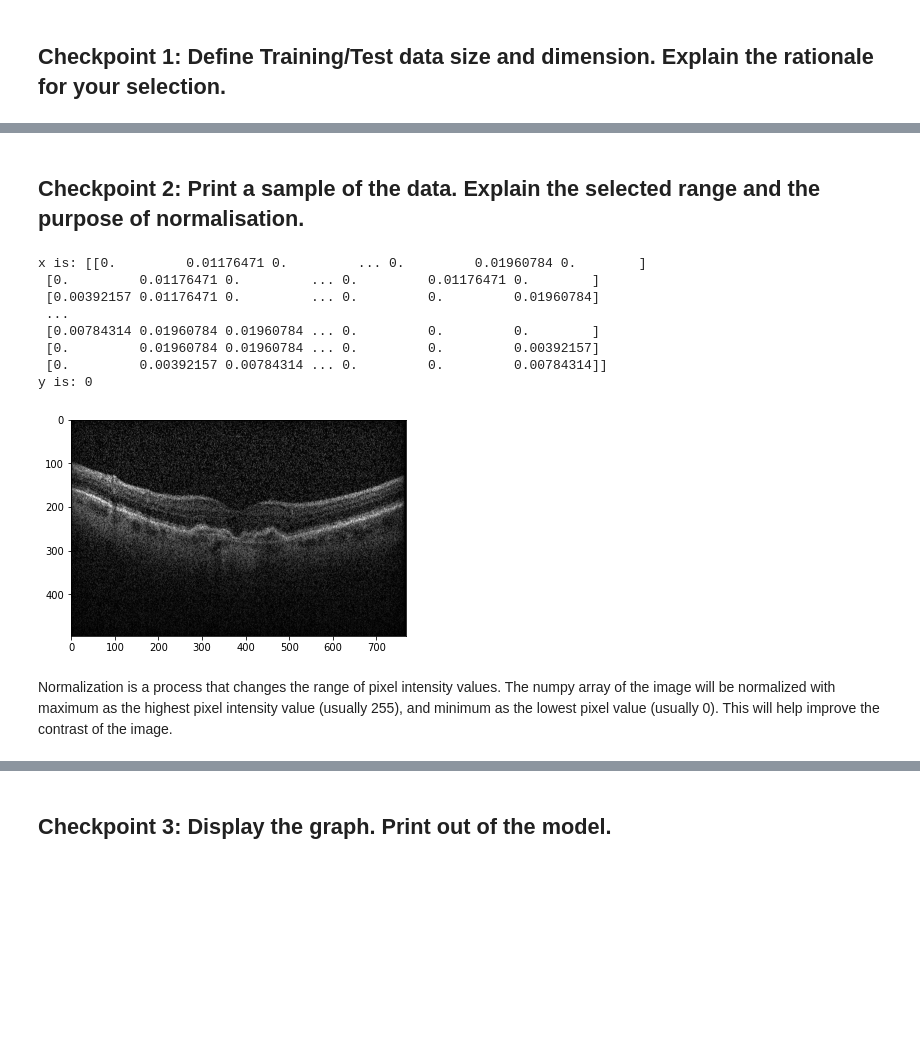
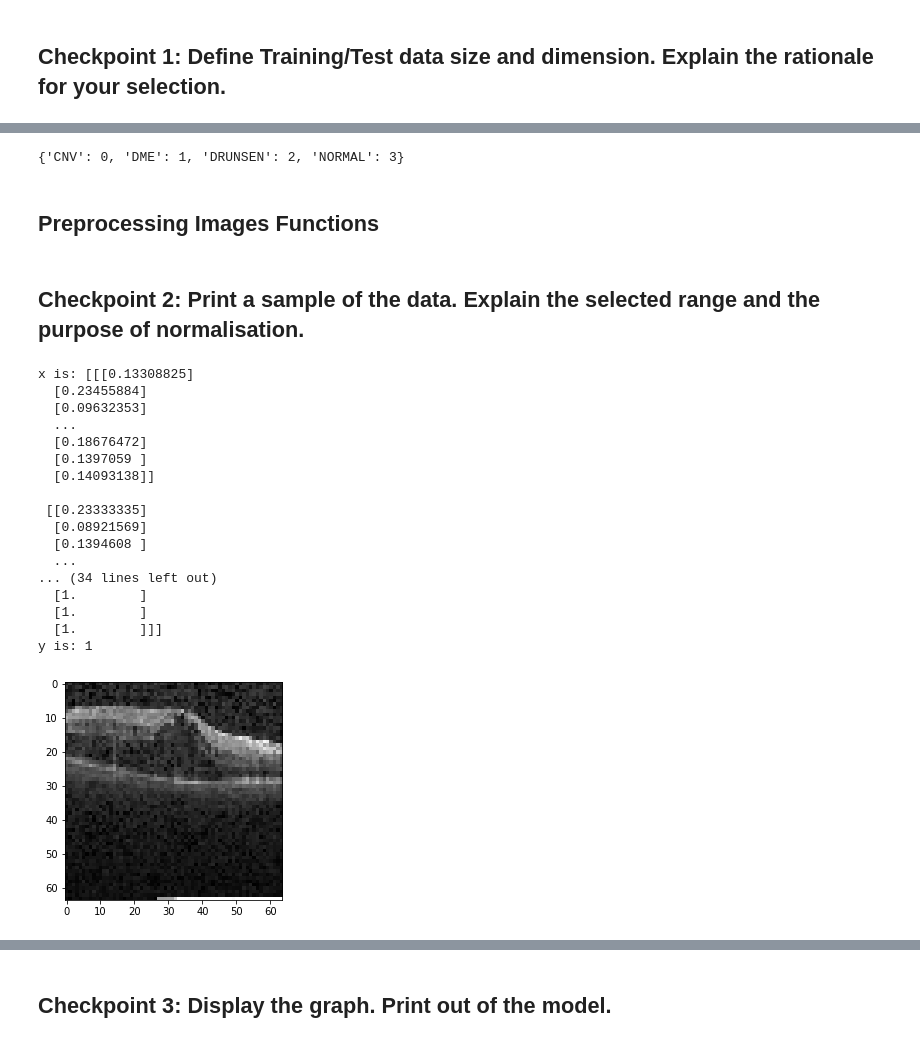
Before and after one commit to derong97/ai-for-healthcare, a Jupyter notebook: PS1/ps1.ipynb, the cells around one changed output, grey strips where cells are left out. Cells and saved outputs as stored; diff of their text form; code cells hidden in the pictures; blank space fills up the shorter version.

```diff
--- a/PS1/ps1.ipynb
+++ b/PS1/ps1.ipynb
@@ -36,0 +71,10 @@ test_size = 0.25 # implies that train_size = 0.75
+# %%
+TEST_SIZE = 0.25
+IMG_SIZE = (64,64)
+BATCH_SIZE = 32
+
+print(f"Number of train samples: {(1 - TEST_SIZE) * DATA_LENGTH}")
+print(f"Number of test samples: {TEST_SIZE * DATA_LENGTH}")
+print(f"Resized Image dimension: {IMG_SIZE}")
+print(f"Batch size: {BATCH_SIZE}")
+print(f"Input model shape: {(BATCH_SIZE, *IMG_SIZE, 1)}") # grayscale image only has 1 channel
@@ -39,20 +90,0 @@ The dataset consists of 10,000 images which is a sizeable amount. Based on onlin
-# %%
-# Preprocessing Images Functions
-
-label_dict = {'CNV': 0, 'DME': 1, 'DRUNSEN': 2, 'NORMAL': 3}
-
-def label2idx(label):
-    return label_dict[label]
-
-def process_path(file_path):
-    img_data = tf.io.read_file(file_path)
-    label = tf.strings.split(file_path, os.sep)[-2]
-    return tf.image.decode_jpeg(img_data), label
-
-def extract_xy(image_raw, label):
-    x = tf.squeeze(image_raw) # all images are gray and have dim=1 at axis=2, so we can remove this
-    y = label2idx(label.numpy().decode('ascii')) # tf.string are encoded as binary string, so we need to convert
-    return x, y
-
-def normalize(img):
-    return (img - np.min(img)) / (np.max(img) - np.min(img))
@@ -75,0 +104,8 @@ labeled_ds = list_ds.map(process_path)
+# %%
+label_dict = get_label_dict('Data')
+
+label_dict
+# %% [output]
+{'CNV': 0, 'DME': 1, 'DRUNSEN': 2, 'NORMAL': 3}
+# %% [markdown]
+## Preprocessing Images Functions
@@ -76,22 +147,30 @@ labeled_ds = list_ds.map(process_path)
+# %%
+# prepare the dataset in the form of X,y
+dataset = list_ds.map(process_path)
 # %% [markdown]
 ## Checkpoint 2: Print a sample of the data. Explain the selected range and the purpose of normalisation.
 # %%
-# check one of the labeled x, y
-for image_raw, label in labeled_ds.take(1):
-    x, y = extract_xy(image_raw, label)
-    x_norm = normalize(x)
-    print("x is: {}".format(x_norm))
+# print a sample of the data
+for x,y in dataset.take(1):
+    print("x is: {}".format(x))
     print("y is: {}".format(y))
-    plt.imshow(x_norm, cmap='gray')
+    plt.imshow(x, cmap='gray')
 # %% [output]
-x is: [[0.         0.01176471 0.         ... 0.         0.01960784 0.        ]
- [0.         0.01176471 0.         ... 0.         0.01176471 0.        ]
- [0.00392157 0.01176471 0.         ... 0.         0.         0.01960784]
- ...
- [0.00784314 0.01960784 0.01960784 ... 0.         0.         0.        ]
- [0.         0.01960784 0.01960784 ... 0.         0.         0.00392157]
- [0.         0.00392157 0.00784314 ... 0.         0.         0.00784314]]
-y is: 0
+x is: [[[0.13308825]
+  [0.23455884]
+  [0.09632353]
+  ...
+  [0.18676472]
+  [0.1397059 ]
+  [0.14093138]]
+
+ [[0.23333335]
+  [0.08921569]
+  [0.1394608 ]
+  ...
+... (34 lines left out)
+  [1.        ]
+  [1.        ]
+  [1.        ]]]
+y is: 1
-[figure, old version]
+[figure, new version]
-# %% [markdown]
-Normalization is a process that changes the range of pixel intensity values. The numpy array of the image will be normalized with maximum as the highest pixel intensity value (usually 255), and minimum as the lowest pixel value (usually 0). This will help improve the contrast of the image.
```
Also changed, not shown: parts of 62 cells of this notebook, 4 other files.
